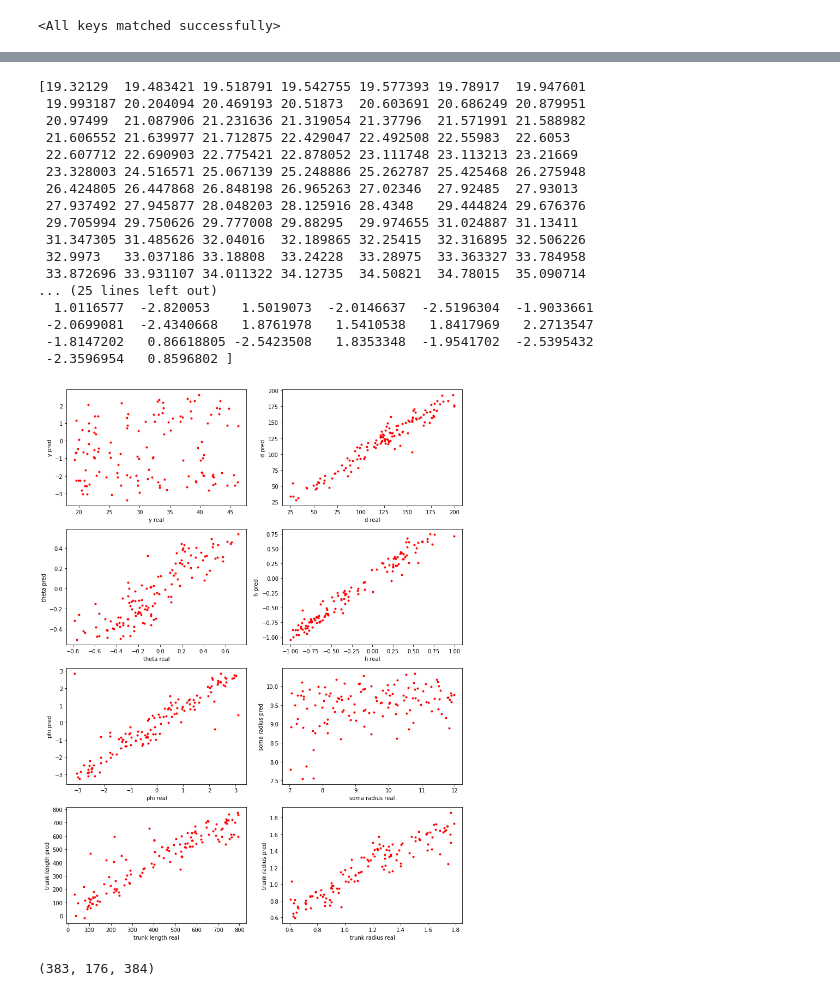
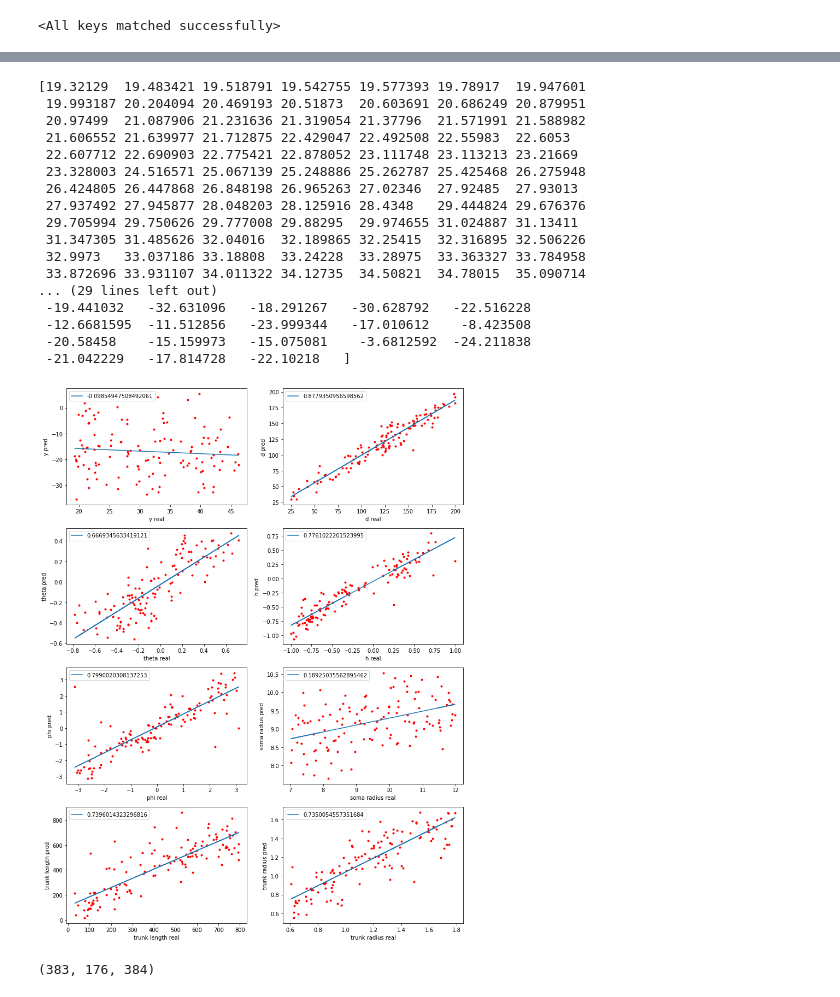
Before and after one commit to chenziao/Stylized-Cell-Inference, a Jupyter notebook: stylized_cell_FCN.ipynb, the cells around one changed output, grey strips where cells are left out. Cells and saved outputs as stored; diff of their text form; code cells hidden in the pictures.

```diff
--- a/stylized_cell_FCN.ipynb
+++ b/stylized_cell_FCN.ipynb
@@ -154,7 +154,7 @@ import torch
 
 
 model = FullyConnectedNetwork(in_features=40, out_features=8)
-PATH = 'cell_inference/resources/simulation_data/1000s_y1Loc2Alt_Ori2_Geo3_params/batch32_model.pth'
+PATH = 'cell_inference/resources/simulation_data/1000s_y1Loc2Alt_Ori2_Geo3_params/batch128_model.pth'
 model.load_state_dict(torch.load(PATH))
 # %% [output]
 <All keys matched successfully>
@@ -213,8 +214,8 @@ if True:
         y[:,i] = org_y
         output[:,i] = org_out
 
-print(y[:,0])
-print(output[:,0])
+# print(y[:,0])
+# print(output[:,0])
 # %% [output]
 [19.32129  19.483421 19.518791 19.542755 19.577393 19.78917  19.947601
  19.993187 20.204094 20.469193 20.51873  20.603691 20.686249 20.879951
@@ -228,11 +229,11 @@ print(output[:,0])
  31.347305 31.485626 32.04016  32.189865 32.25415  32.316895 32.506226
  32.9973   33.037186 33.18808  33.24228  33.28975  33.363327 33.784958
  33.872696 33.931107 34.011322 34.12735  34.50821  34.78015  35.090714
-... (25 lines left out)
-  1.0116577  -2.820053    1.5019073  -2.0146637  -2.5196304  -1.9033661
- -2.0699081  -2.4340668   1.8761978   1.5410538   1.8417969   2.2713547
- -1.8147202   0.86618805 -2.5423508   1.8353348  -1.9541702  -2.5395432
- -2.3596954   0.8596802 ]
+... (29 lines left out)
+ -19.441032   -32.631096   -18.291267   -30.628792   -22.516228
+ -12.6681595  -11.512856   -23.999344   -17.010612    -8.423508
+ -20.58458    -15.159973   -15.075081    -3.6812592  -24.211838
+ -21.042229   -17.814728   -22.10218   ]
 # %%
 %matplotlib inline
 
@@ -240,50 +241,82 @@ idx = 0
 
 plt.figure(figsize=(13,18))
 
+lab_ax = 0
 ax_y = plt.subplot(421)
-ax_y.scatter(y[:,0], output[:,0], c='red', marker='.')
+ax_y.scatter(y[:,lab_ax], output[:,lab_ax], c='red', marker='.')
+m, b = np.polyfit(y[:,lab_ax], output[:,lab_ax], 1)
+ax_y.plot(y[:,lab_ax], m*y[:,lab_ax]+b, label=str(m))
 ax_y.set_xlabel('y real')
 ax_y.set_ylabel('y pred')
+ax_y.legend()
 
+lab_ax = 1
 ax_d = plt.subplot(422)
-ax_d.scatter(y[:,1], output[:,1], c='red', marker='.')
+ax_d.scatter(y[:,lab_ax], output[:,lab_ax], c='red', marker='.')
+m, b = np.polyfit(y[:,lab_ax], output[:,lab_ax], 1)
+ax_d.plot(y[:,lab_ax], m*y[:,lab_ax]+b, label=str(m))
 ax_d.set_xlabel('d real')
 ax_d.set_ylabel('d pred')
+ax_d.legend()
 
+lab_ax = 2
 ax_t = plt.subplot(423)
-ax_t.scatter(y[:,2], output[:,2], c='red', marker='.')
+ax_t.scatter(y[:,lab_ax], output[:,lab_ax], c='red', marker='.')
+m, b = np.polyfit(y[:,lab_ax], output[:,lab_ax], 1)
+ax_t.plot(y[:,lab_ax], m*y[:,lab_ax]+b, label=str(m))
 ax_t.set_xlabel('theta real')
 ax_t.set_ylabel('theta pred')
+ax_t.legend()
 
+lab_ax = 3
 ax_h = plt.subplot(424)
-ax_h.scatter(y[:,3], output[:,3], c='red', marker='.')
+ax_h.scatter(y[:,lab_ax], output[:,lab_ax], c='red', marker='.')
+m, b = np.polyfit(y[:,lab_ax], output[:,lab_ax], 1)
+ax_h.plot(y[:,lab_ax], m*y[:,lab_ax]+b, label=str(m))
 ax_h.set_xlabel('h real')
 ax_h.set_ylabel('h pred')
+ax_h.legend()
 
+lab_ax = 4
 ax_p = plt.subplot(425)
-ax_p.scatter(y[:,4], output[:,4], c='red', marker='.')
+ax_p.scatter(y[:,lab_ax], output[:,lab_ax], c='red', marker='.')
+m, b = np.polyfit(y[:,lab_ax], output[:,lab_ax], 1)
+ax_p.plot(y[:,lab_ax], m*y[:,lab_ax]+b, label=str(m))
 ax_p.set_xlabel('phi real')
 ax_p.set_ylabel('phi pred')
+ax_p.legend()
 
+lab_ax = 5
 ax_lt = plt.subplot(426)
-ax_lt.scatter(y[:,5], output[:,5], c='red', marker='.')
+ax_lt.scatter(y[:,lab_ax], output[:,lab_ax], c='red', marker='.')
+m, b = np.polyfit(y[:,lab_ax], output[:,lab_ax], 1)
+ax_lt.plot(y[:,lab_ax], m*y[:,lab_ax]+b, label=str(m))
 ax_lt.set_xlabel('soma radius real')
 ax_lt.set_ylabel('soma radius pred')
+ax_lt.legend()
 
+lab_ax = 6
 ax_lt = plt.subplot(427)
-ax_lt.scatter(y[:,6], output[:,6], c='red', marker='.')
+ax_lt.scatter(y[:,lab_ax], output[:,lab_ax], c='red', marker='.')
+m, b = np.polyfit(y[:,lab_ax], output[:,lab_ax], 1)
+ax_lt.plot(y[:,lab_ax], m*y[:,lab_ax]+b, label=str(m))
 ax_lt.set_xlabel('trunk length real')
 ax_lt.set_ylabel('trunk length pred')
+ax_lt.legend()
 
+lab_ax = 7
 ax_lt = plt.subplot(428)
-ax_lt.scatter(y[:,7], output[:,7], c='red', marker='.')
+ax_lt.scatter(y[:,lab_ax], output[:,lab_ax], c='red', marker='.')
+m, b = np.polyfit(y[:,lab_ax], output[:,lab_ax], 1)
+ax_lt.plot(y[:,lab_ax], m*y[:,lab_ax]+b, label=str(m))
 ax_lt.set_xlabel('trunk radius real')
 ax_lt.set_ylabel('trunk radius pred')
+ax_lt.legend()
 
 
 plt.show()
 # %% [output]
-[figure, old version]
+[figure, new version]
 # %%
 from cell_inference.utils.feature_extractors.SummaryStats2D import get_y_window
 from tqdm.notebook import tqdm
```
Also changed, not shown: parts of 3 cells of this notebook, 2 other files.
